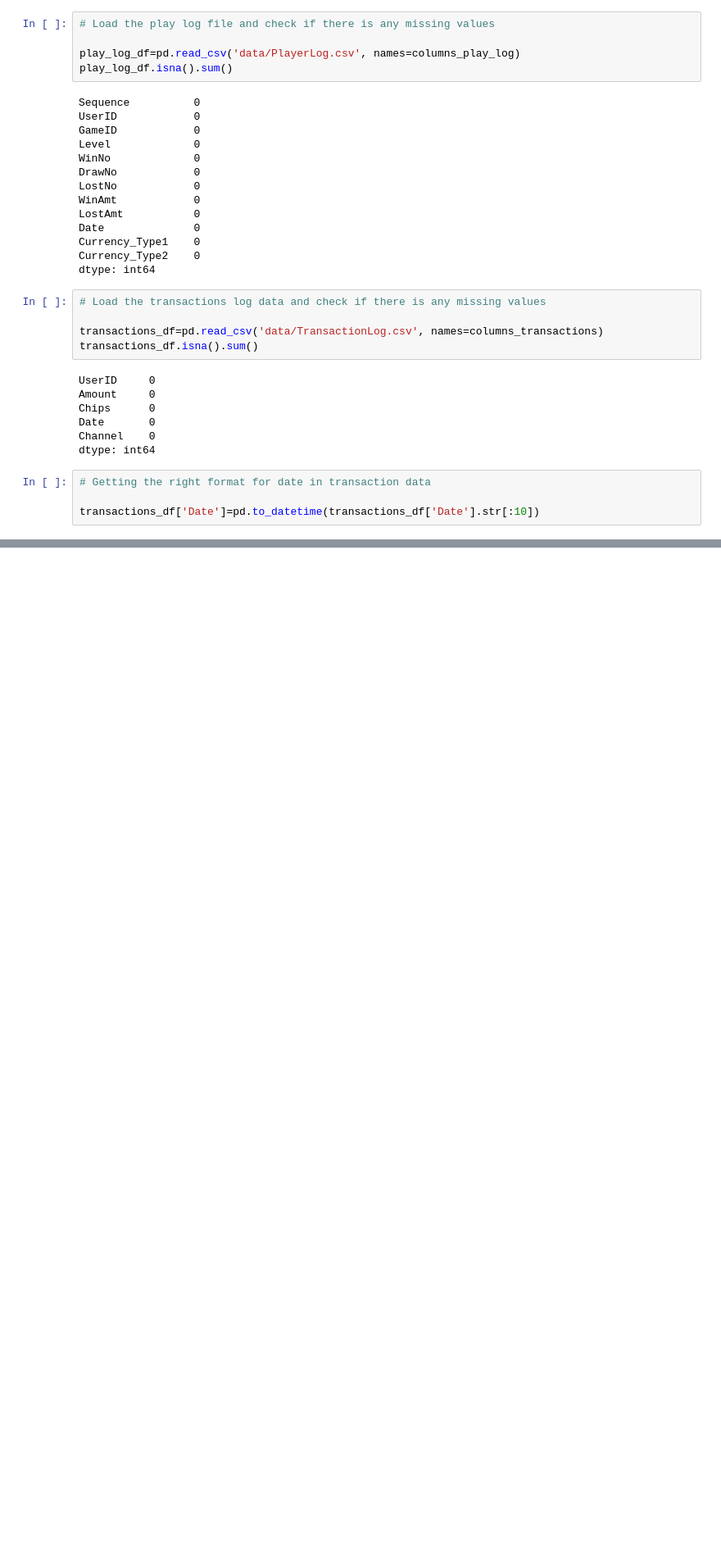
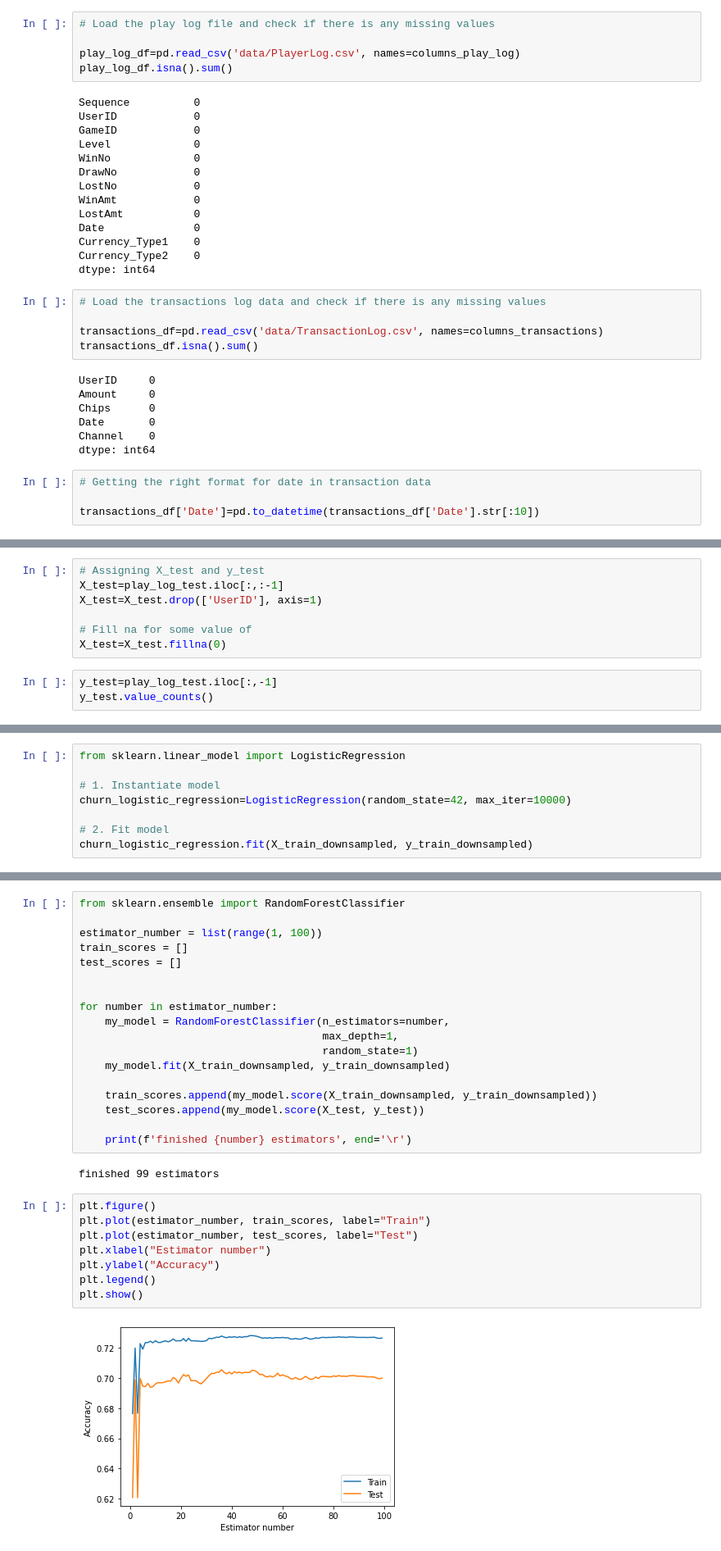
Before and after one commit to lechiben/churn-ltv-prediction, a Jupyter notebook: Churn Rate Prediction.ipynb, the cells around one changed output, grey strips where cells are left out. Shown at 82% size. Saved outputs shown, nothing was run; the diff lists cells and outputs as text; blank space fills up the shorter version.

```diff
--- a/Churn Rate Prediction.ipynb
+++ b/Churn Rate Prediction.ipynb
@@ -208,0 +299,10 @@ print(f'Score on test: {churn_linear_regression.score(X_test, y_test)}')
+# %%
+# Assigning X_test and y_test
+X_test=play_log_test.iloc[:,:-1]
+X_test=X_test.drop(['UserID'], axis=1)
+
+# Fill na for some value of
+X_test=X_test.fillna(0)
+# %%
+y_test=play_log_test.iloc[:,-1]
+y_test.value_counts()
@@ -208,0 +313,8 @@ print(f'Score on test: {churn_linear_regression.score(X_test, y_test)}')
+# %%
+from sklearn.linear_model import LogisticRegression
+
+# 1. Instantiate model
+churn_logistic_regression=LogisticRegression(random_state=42, max_iter=10000)
+
+# 2. Fit model
+churn_logistic_regression.fit(X_train_downsampled, y_train_downsampled)
@@ -208,0 +361,30 @@ print(f'Score on test: {churn_linear_regression.score(X_test, y_test)}')
+# %%
+from sklearn.ensemble import RandomForestClassifier
+
+estimator_number = list(range(1, 100))
+train_scores = []
+test_scores = []
+
+
+for number in estimator_number:
+    my_model = RandomForestClassifier(n_estimators=number,
+                                      max_depth=1,
+                                      random_state=1)
+    my_model.fit(X_train_downsampled, y_train_downsampled)
+
+    train_scores.append(my_model.score(X_train_downsampled, y_train_downsampled))
+    test_scores.append(my_model.score(X_test, y_test))
+
+    print(f'finished {number} estimators', end='\r')
+# %% [output]
+finished 99 estimators
+# %%
+plt.figure()
+plt.plot(estimator_number, train_scores, label="Train")
+plt.plot(estimator_number, test_scores, label="Test")
+plt.xlabel("Estimator number")
+plt.ylabel("Accuracy")
+plt.legend()
+plt.show()
+# %% [output]
+[figure, added]
```
Also changed, not shown: parts of 45 cells of this notebook.
